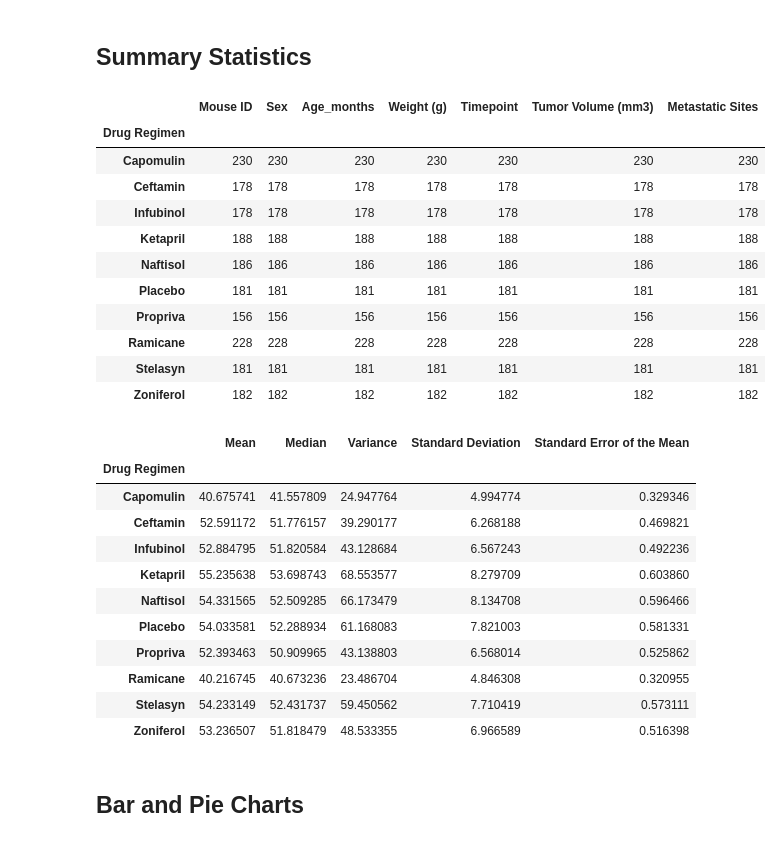
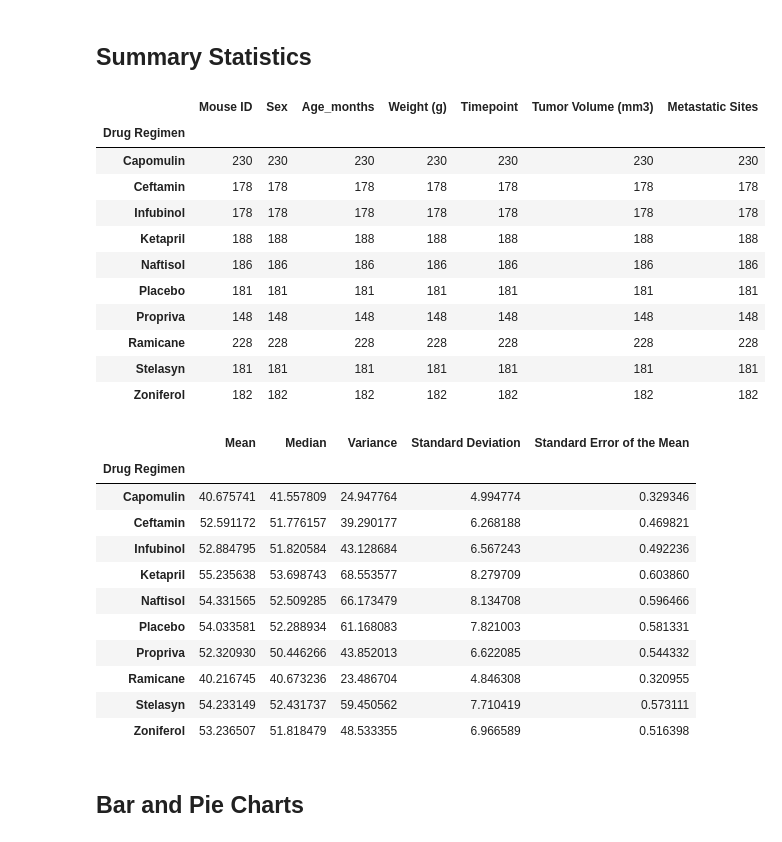
Before and after one commit to thatpatchguy/Bootcamp, a Jupyter notebook: MatPlotLib/05-Matplotlib_Homework_Instructions_Pymaceuticals_pymaceuticals_starter.ipynb, the cells around one changed output. Drawn from its saved outputs; the diff is of its cells as text; code cells hidden in the pictures.

```diff
--- a/MatPlotLib/05-Matplotlib_Homework_Instructions_Pymaceuticals_pymaceuticals_starter.ipynb
+++ b/MatPlotLib/05-Matplotlib_Homework_Instructions_Pymaceuticals_pymaceuticals_starter.ipynb
@@ -64,7 +66,9 @@ duplicate_values
 # %%
 # Create a clean DataFrame by dropping the duplicate mouse by its ID.
 # Showing the original duplicated rows
-dup = mouse_df.loc[mouse_df['Mouse ID'] == 'g989']
-dup
+clean_df = mouse_df.loc[mouse_df['Mouse ID'] != 'g989']
+unique_mice = len(clean_df['Mouse ID'].unique())
+print(f'There are {unique_mice} different mice in the study comprising of {len(clean_df)} data points')
+
 #Here I can see how all of the 5 duplicate values that were removed all were from one mouse
 # %% [output]
@@ -89,22 +93,23 @@ dup
 # %%
 # Generate a summary statistics table of mean, median, variance, standard deviation, and SEM of the tumor volume for each regimen
 
 # Use groupby and summary statistical methods to calculate the following properties of each drug regimen:
 # mean, median, variance, standard deviation, and SEM of the tumor volume.
 # Assemble the resulting series into a single summary dataframe.
 grouped_df = clean_df.groupby(['Drug Regimen'])
+drugs_regimen = clean_df['Drug Regimen'].unique()
 
 grouped_df.count()
 # %% [output]
 |  | Mouse ID | Sex | Age_months | Weight (g) | Timepoint | Tumor Volume (mm3) | Metastatic Sites |
 | Drug Regimen |  |  |  |  |  |  |  |
 | Capomulin | 230 | 230 | 230 | 230 | 230 | 230 | 230 |
 | Ceftamin | 178 | 178 | 178 | 178 | 178 | 178 | 178 |
 | Infubinol | 178 | 178 | 178 | 178 | 178 | 178 | 178 |
 | Ketapril | 188 | 188 | 188 | 188 | 188 | 188 | 188 |
 | Naftisol | 186 | 186 | 186 | 186 | 186 | 186 | 186 |
 | Placebo | 181 | 181 | 181 | 181 | 181 | 181 | 181 |
-| Propriva | 156 | 156 | 156 | 156 | 156 | 156 | 156 |
+| Propriva | 148 | 148 | 148 | 148 | 148 | 148 | 148 |
 | Ramicane | 228 | 228 | 228 | 228 | 228 | 228 | 228 |
 | Stelasyn | 181 | 181 | 181 | 181 | 181 | 181 | 181 |
 | Zoniferol | 182 | 182 | 182 | 182 | 182 | 182 | 182 |
@@ -132,7 +137,7 @@ summary_table
 | Ketapril | 55.235638 | 53.698743 | 68.553577 | 8.279709 | 0.603860 |
 | Naftisol | 54.331565 | 52.509285 | 66.173479 | 8.134708 | 0.596466 |
 | Placebo | 54.033581 | 52.288934 | 61.168083 | 7.821003 | 0.581331 |
-| Propriva | 52.393463 | 50.909965 | 43.138803 | 6.568014 | 0.525862 |
+| Propriva | 52.320930 | 50.446266 | 43.852013 | 6.622085 | 0.544332 |
 | Ramicane | 40.216745 | 40.673236 | 23.486704 | 4.846308 | 0.320955 |
 | Stelasyn | 54.233149 | 52.431737 | 59.450562 | 7.710419 | 0.573111 |
 | Zoniferol | 53.236507 | 51.818479 | 48.533355 | 6.966589 | 0.516398 |
```
Also changed, not shown: parts of 8 cells of this notebook.
